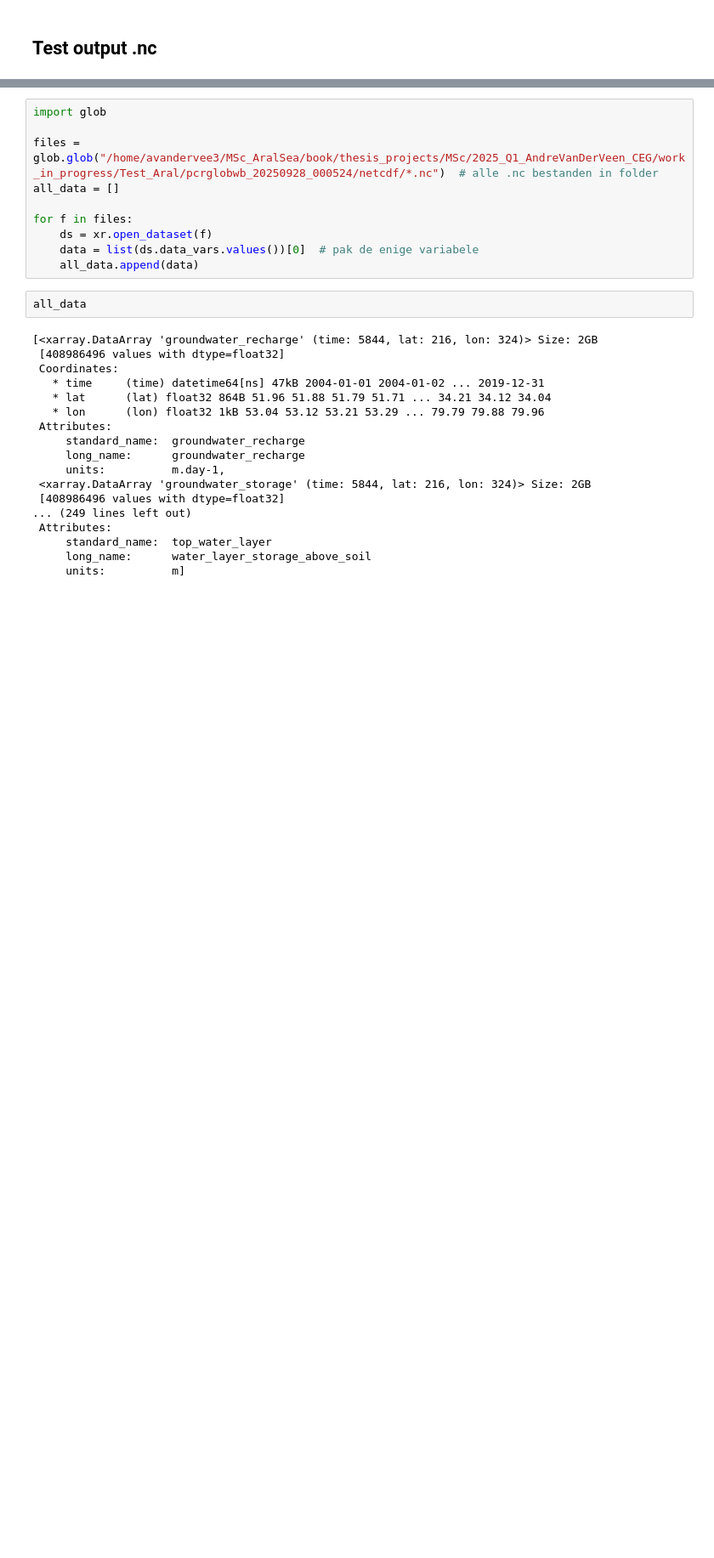
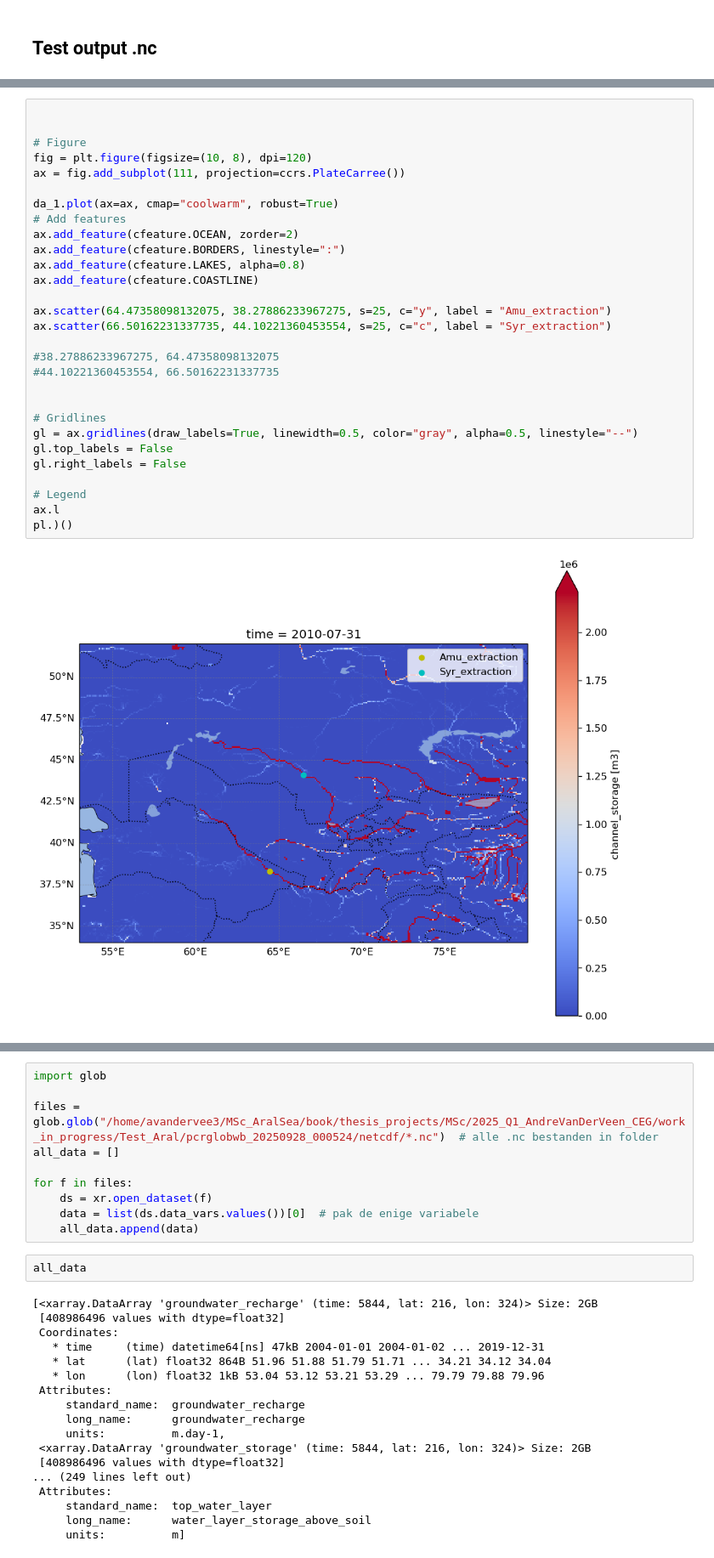
Before and after one commit to andrevdv/MSc_AralSea, a Jupyter notebook: book/thesis_projects/MSc/2025_Q1_AndreVanDerVeen_CEG/work_in_progress/Test_Aral/Check_files_nc.ipynb, the cells around one changed output, grey strips where cells are left out. Shown: that part at 85% size. Cells and saved outputs as stored; diff of their text form; blank space fills up the shorter version.

```diff
--- a/book/thesis_projects/MSc/2025_Q1_AndreVanDerVeen_CEG/work_in_progress/Test_Aral/Check_files_nc.ipynb
+++ b/book/thesis_projects/MSc/2025_Q1_AndreVanDerVeen_CEG/work_in_progress/Test_Aral/Check_files_nc.ipynb
@@ -35 +45,32 @@ plt.show()
+# %%
+
+
+# Figure
+fig = plt.figure(figsize=(10, 8), dpi=120)
+ax = fig.add_subplot(111, projection=ccrs.PlateCarree())
+
+da_1.plot(ax=ax, cmap="coolwarm", robust=True)
+# Add features
+ax.add_feature(cfeature.OCEAN, zorder=2)
+ax.add_feature(cfeature.BORDERS, linestyle=":")
+ax.add_feature(cfeature.LAKES, alpha=0.8)
+ax.add_feature(cfeature.COASTLINE)
+
+ax.scatter(64.47358098132075, 38.27886233967275, s=25, c="y", label = "Amu_extraction")
+ax.scatter(66.50162231337735, 44.10221360453554, s=25, c="c", label = "Syr_extraction")
+
+#38.27886233967275, 64.47358098132075
+#44.10221360453554, 66.50162231337735
+
+
+# Gridlines
+gl = ax.gridlines(draw_labels=True, linewidth=0.5, color="gray", alpha=0.5, linestyle="--")
+gl.top_labels = False
+gl.right_labels = False
+
+# Legend
+ax.l
+pl.)()
+# %% [output]
+[figure, added]
 # %%
```
Also changed, not shown: parts of 10 cells of this notebook, 6 other files.
